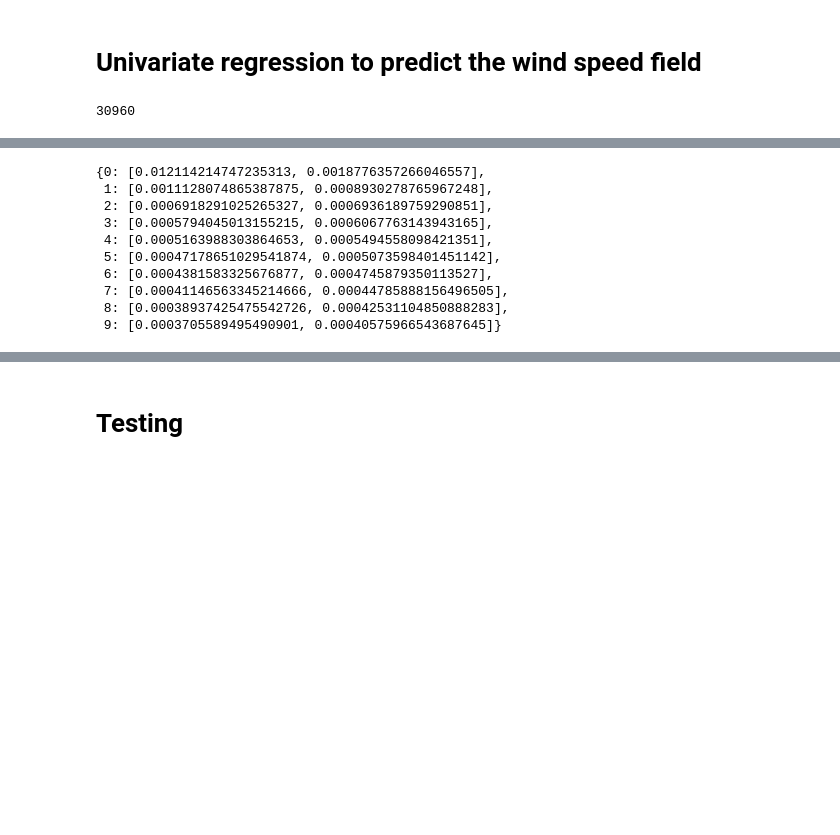
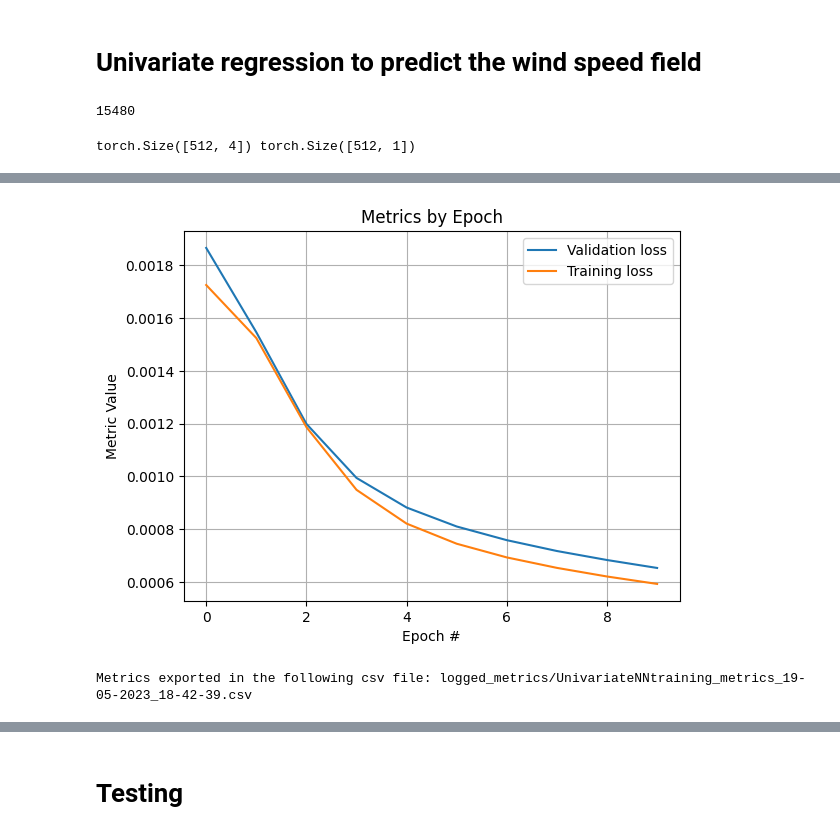
Before and after one commit to NiccoloMorabito/Ainslie-surrogate, a Jupyter notebook: learning_univariate_NN.ipynb, the cells around one changed output, grey strips where cells are left out. Drawn from its saved outputs; the diff is of its cells as text; code cells hidden in the pictures; blank space fills up the shorter version.

Commit message:
Standardized and fixed code for metrics and uni/multi variate learnings (added MetricsLogger)

```diff
--- a/learning_univariate_NN.ipynb
+++ b/learning_univariate_NN.ipynb
@@ -19,7 +21,7 @@ DEVICE = torch.device("cuda" if torch.cuda.is_available() else "cpu")
 torch.manual_seed(0)
 
 # hyperparameters
-BATCH_SIZE = 256
+BATCH_SIZE = 512
 EPOCHS = 10
 LR = 0.0000001
 # %%
@@ -33,10 +35,17 @@ train_dataloader, valid_dataloader, test_dataloader = get_wake_dataloaders(DATAF
                                                           batch_size=BATCH_SIZE)
 len(train_dataloader)
 # %% [output]
-30960
+15480
+# %%
+for b in train_dataloader:
+    print(b[0].shape, b[1].shape)
+    break
+# %% [output]
+torch.Size([512, 4]) torch.Size([512, 1])
 # %%
 input_space = train_dataloader.dataset.x.shape[1]
 output_space = train_dataloader.dataset.y.shape[1]
+print(f"{input_space=}\t{output_space=}")
 
 class UnivariateNN(nn.Module):
     def __init__(self, input_space, output_space) -> None:
@@ -60,14 +69,12 @@ optimizer = torch.optim.Adam(
 )
 loss_function = torch.nn.MSELoss()
 
-print("Starting training")
-epoch_to_metrics = dict()
+metrics_logger = MetricsLogger(name="UnivariateNN training")
 best_vloss = 1_000_000.
 for epoch in range(EPOCHS):
     '''TRAINING'''
     model.train(True)
-    running_tloss = 0
-    epoch_accs = torch.FloatTensor()
+    epoch_tloss = 0
     for batch in iter(train_dataloader):
         x, y = batch[0].to(DEVICE), batch[1].to(DEVICE)
         optimizer.zero_grad()
@@ -77,33 +84,31 @@ for epoch in range(EPOCHS):
         #torch.nn.utils.clip_grad_norm_(model.parameters(), 0.5) TODO
         optimizer.step()
 
-        running_tloss += tloss.item()
+        epoch_tloss += tloss.item()
         #TODO accuracy or other metric computation????
 
-    avg_tloss = running_tloss / len(train_dataloader)
-    print(f"{epoch=} -> Training loss={avg_tloss}", end="\t")
-    epoch_to_metrics[epoch] = [avg_tloss]
+    avg_tloss = epoch_tloss / len(train_dataloader)
+    metrics_logger.log_metric(epoch, 'Training loss', avg_tloss)
 
     '''VALIDATION'''
     if valid_dataloader:
         model.train(False)
-        running_vloss = 0.0
+        epoch_vloss = 0
         for batch in iter(valid_dataloader):
             x, y = batch[0].to(DEVICE), batch[1].to(DEVICE)
             prediction = model(x)
             vloss = loss_function(prediction, y)
 
-            running_vloss += vloss.item()
+            epoch_vloss += vloss.item()
 
-        avg_vloss = running_vloss / len(valid_dataloader)
-        print(f"Validation loss={avg_vloss}")
-        epoch_to_metrics[epoch].append(avg_vloss)
+        avg_vloss = epoch_vloss / len(valid_dataloader)
+        metrics_logger.log_metric(epoch, 'Validation loss', avg_vloss)
         # Track best performance, and save the model's state
         if avg_vloss < best_vloss:
             best_vloss = avg_vloss
             torch.save(model.state_dict(), BEST_MODEL_PATH)
-    else:
-        print()
 
-epoch_to_metrics
+
+metrics_logger.plot_metrics_by_epoch()
+metrics_logger.save_metrics()
 # %% [output]
@@ -121,10 +127,2 @@ epoch=9 -> Training loss=0.0003705589495490901  Validation loss=0.00040575966543
+[figure, added]
-{0: [0.012114214747235313, 0.0018776357266046557],
- 1: [0.0011128074865387875, 0.0008930278765967248],
- 2: [0.0006918291025265327, 0.0006936189759290851],
- 3: [0.0005794045013155215, 0.0006067763143943165],
- 4: [0.0005163988303864653, 0.0005494558098421351],
- 5: [0.00047178651029541874, 0.0005073598401451142],
- 6: [0.0004381583325676877, 0.0004745879350113527],
- 7: [0.00041146563345214666, 0.00044785888156496505],
- 8: [0.00038937425475542726, 0.00042531104850888283],
- 9: [0.0003705589495490901, 0.00040575966543687645]}
+Metrics exported in the following csv file: logged_metrics/UnivariateNNtraining_metrics_19-05-2023_18-42-39.csv
```
Also changed, not shown: parts of 5 cells of this notebook, 4 other files.
